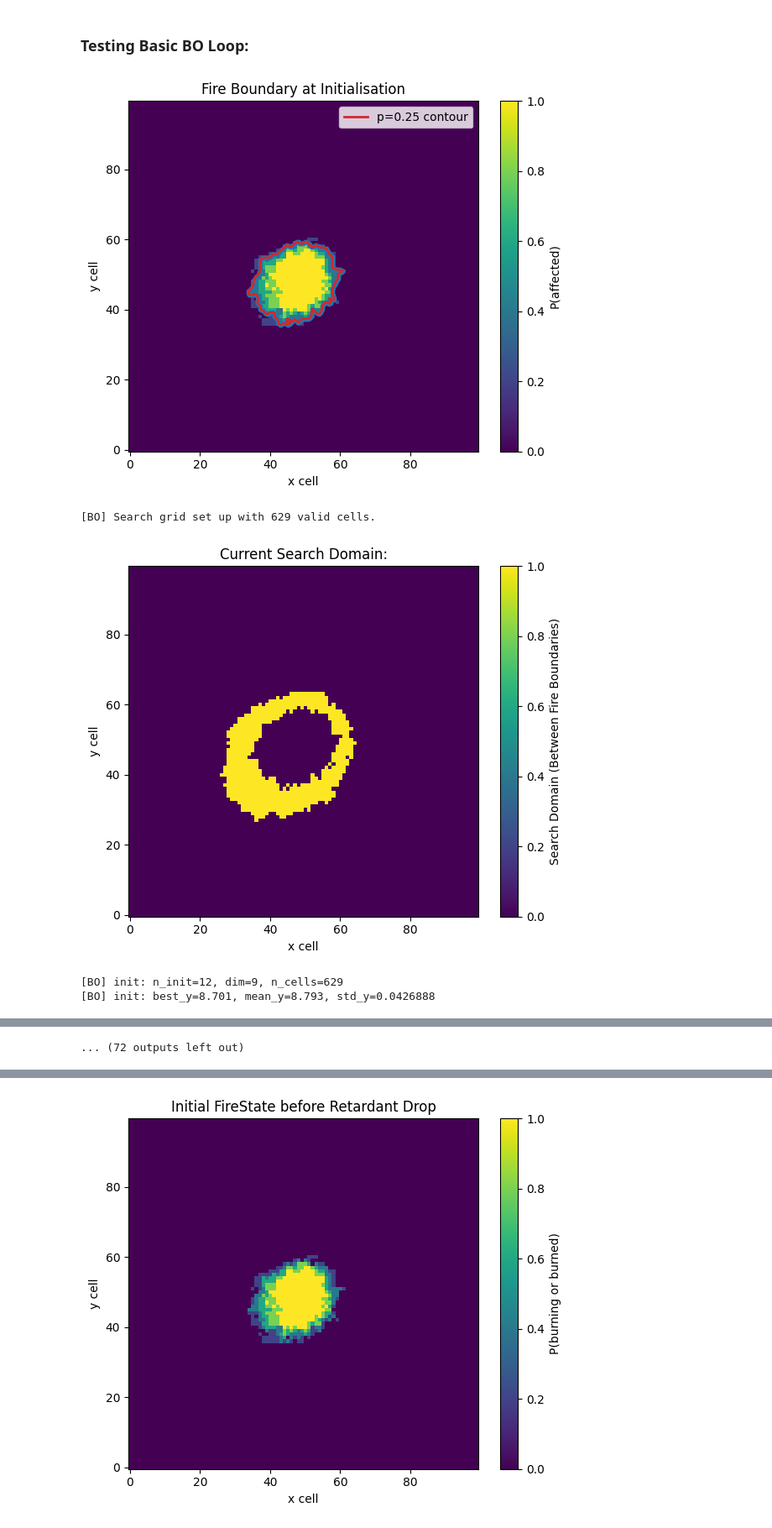
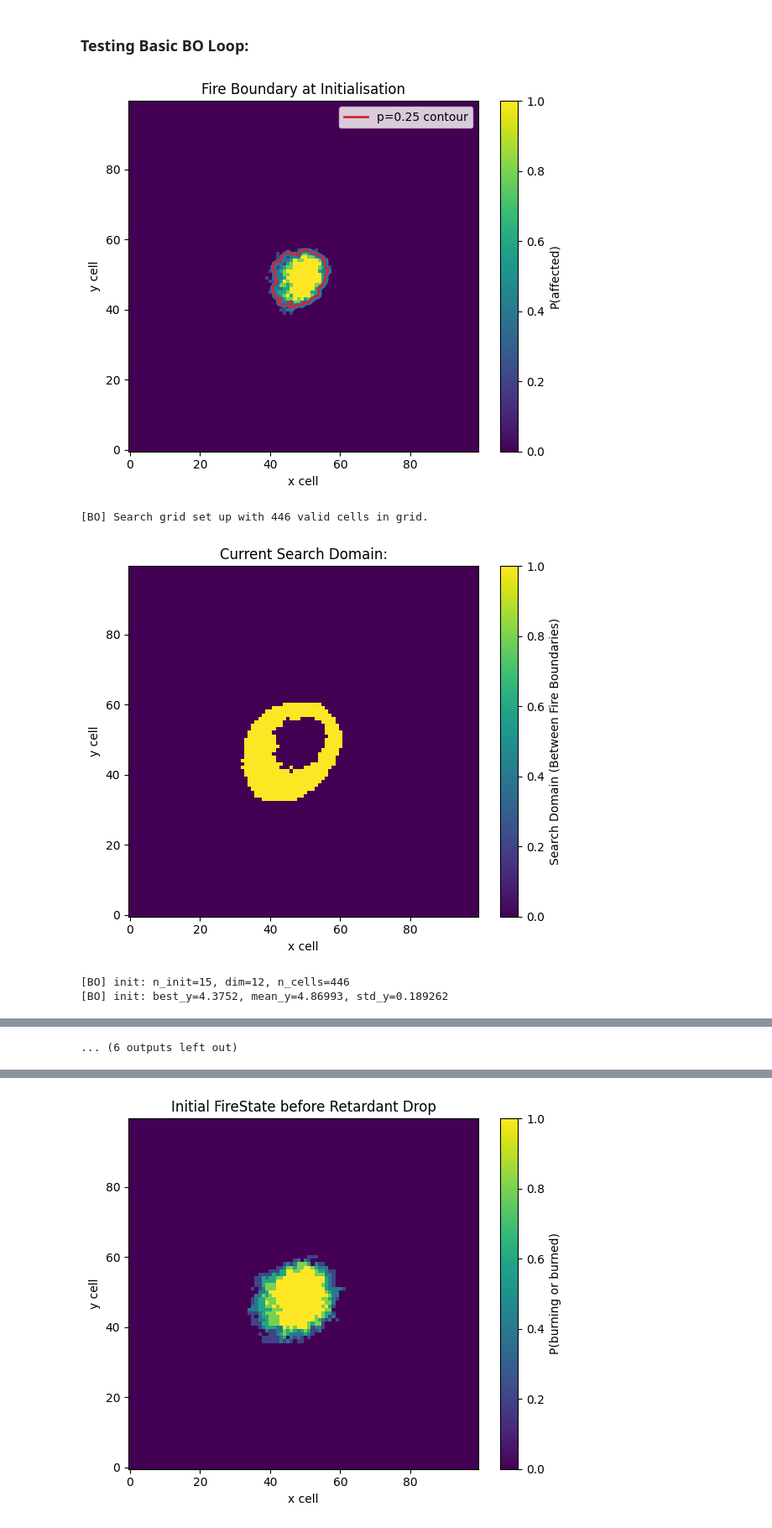
Before and after one commit to joshgreenwa/PyroFinsler, a Jupyter notebook: Updated L48 Fire Model.ipynb, the cells around one changed output, grey strips where cells are left out. Shown at 84% size. Saved outputs shown, nothing was run; the diff lists cells and outputs as text; code cells hidden in the pictures.

```diff
--- a/Updated L48 Fire Model.ipynb
+++ b/Updated L48 Fire Model.ipynb
@@ -1469,14 +1644,14 @@ default_env = FireEnv(
     burn_time_s0=300.0,
     dt_s=1.0,
     retardant_half_life_s = 500, #small for testing
-    retardant_k = 1.0,          #strong for testing
+    retardant_k = 5.0,          #strong for testing
 )
 
 model = CAFireModel(default_env, seed=123)
 state = model.init_state_batch(n_sims=50, center=(50,50), radius_km=0.4)
 
 init_firestate = model.simulate_from_ignition(
-    T=50, n_sims=5, center=(50, 50), radius_km=0.4,
+    T=25, n_sims=5, center=(50, 50), radius_km=0.4,
     ros_mps=2, wind_coeff=0.6, diag=True
 )
 
@@ -1486,40 +1661,40 @@ init_boundary = extract_fire_boundary(
     p_boundary=0.25,
     field="affected",
     anchor="max_x",
     ccw=True
 )
 
 plot_fire_boundary(
     init_firestate,
     init_boundary,
     field="affected",
     title="Fire Boundary at Initialisation"
 )
 
 bo = RetardantDropBayesOpt(
     fire_model=model,
     init_firestate=init_firestate,
     evolution_time_s=150.0,
-    n_sims=10,
-    n_drones=3,
+    n_sims=50,
+    n_drones=4,
     fire_boundary_probability=0.25,
 )
 
-best_theta, best_params, best_obj, (X, y) = bo.run_bayes_opt(
-    n_init=12,
-    n_iters=80,
+best_theta, best_params, best_obj, (X, y), y_nexts, y_bests = bo.run_bayes_opt(
+    n_init=15,
+    n_iters=40,
     n_candidates=10000,
     xi=0.01,
     K_grid=500,
     boundary_field="affected",
     verbose=True,
 )
 
 print("best objective:", best_obj)
 print("best (x,y,phi) per drone:\n", best_params)
 # %% [output]
-[figure, old version]
+[figure, new version]
-[BO] Search grid set up with 629 valid cells.
+[BO] Search grid set up with 446 valid cells in grid.
-[figure, old version]
+[figure, new version]
-[BO] init: n_init=12, dim=9, n_cells=629
-[BO] init: best_y=8.701, mean_y=8.793, std_y=0.0426888
+[BO] init: n_init=15, dim=12, n_cells=446
+[BO] init: best_y=4.3752, mean_y=4.86993, std_y=0.189262
@@ -1574 +1797 @@ print("best (x,y,phi) per drone:\n", best_params)
-... (72 outputs left out)
+... (6 outputs left out)
```
Also changed, not shown: parts of 5 cells of this notebook.
